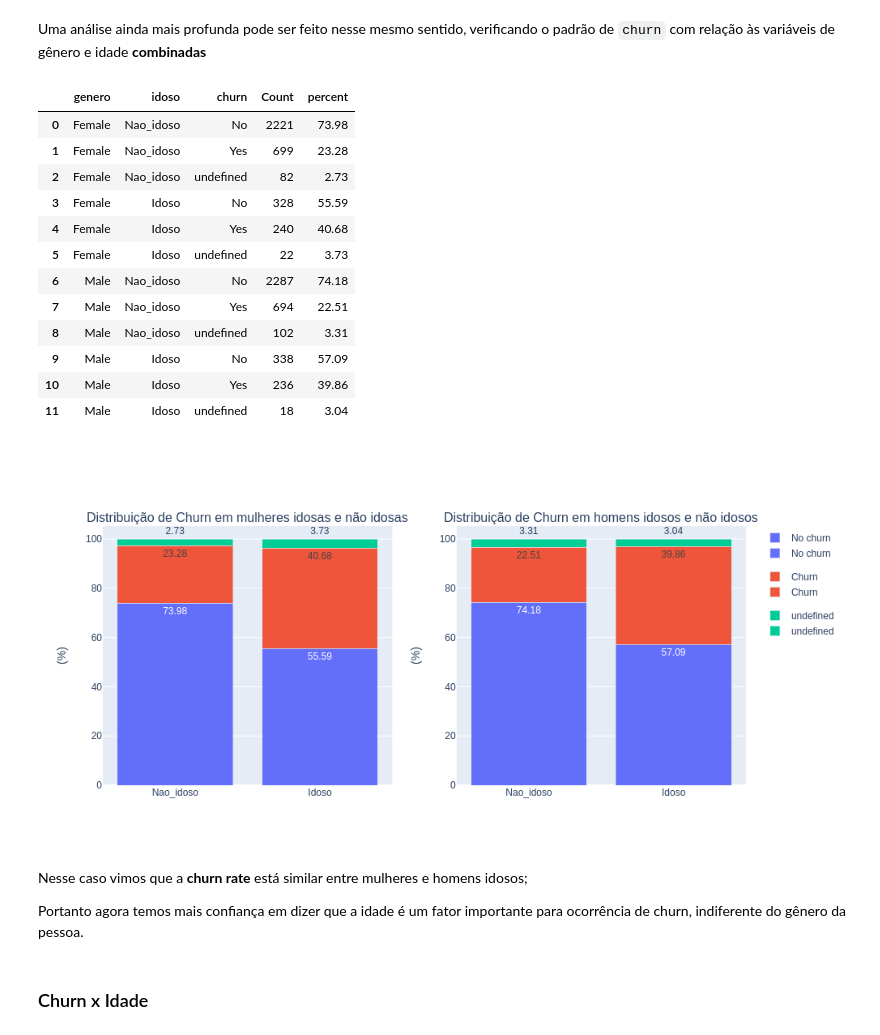
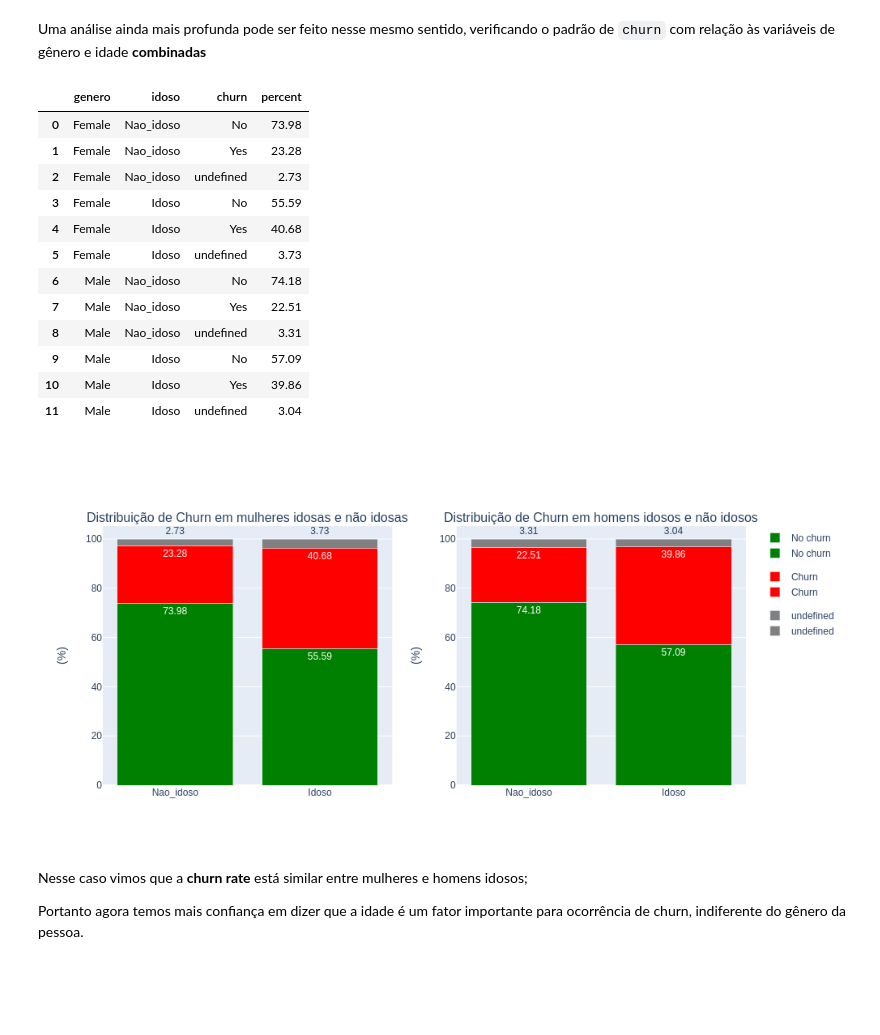
Before and after one commit to jackson-simionato/challenge_alura_DS01, a Jupyter notebook: week_2_challenge_alura_DS_2022_05.ipynb, the cells around one changed output. Cells and saved outputs as stored; diff of their text form; code cells hidden in the pictures; blank space fills up the shorter version.

```diff
--- a/week_2_challenge_alura_DS_2022_05.ipynb
+++ b/week_2_challenge_alura_DS_2022_05.ipynb
@@ -157,62 +159,59 @@ Uma análise ainda mais profunda pode ser feito nesse mesmo sentido, verificando
 cross_genero_idade = pd.crosstab(dados.churn, [dados.genero,dados.idoso]).unstack().reset_index().rename(columns={0:'Count'})
 
 # Criação de variável de porcentagem de ocorrência de churn, que será calculada separadamente para cada combinação entre as variáveis "genero" e "idoso"
-cross_genero_idade['percent'] = 0
-cross_genero_idade.loc[(cross_genero_idade.genero=='Female') & (cross_genero_idade.idoso == 'No'), 'percent'] = round((cross_genero_idade.loc[(cross_genero_idade.genero=='Female') & (cross_genero_idade.idoso == 'No')].Count / cross_genero_idade.loc[(cross_genero_idade.genero=='Female') & (cross_genero_idade.idoso == 'No')].Count.sum()) * 100, 2)
-cross_genero_idade.loc[(cross_genero_idade.genero=='Female') & (cross_genero_idade.idoso == 'Yes'), 'percent'] = round((cross_genero_idade.loc[(cross_genero_idade.genero=='Female') & (cross_genero_idade.idoso == 'Yes')].Count / cross_genero_idade.loc[(cross_genero_idade.genero=='Female') & (cross_genero_idade.idoso == 'Yes')].Count.sum()) * 100, 2)
-cross_genero_idade.loc[(cross_genero_idade.genero=='Male') & (cross_genero_idade.idoso == 'No'), 'percent'] = round((cross_genero_idade.loc[(cross_genero_idade.genero=='Male') & (cross_genero_idade.idoso == 'No')].Count / cross_genero_idade.loc[(cross_genero_idade.genero=='Male') & (cross_genero_idade.idoso == 'No')].Count.sum()) * 100, 2)
-cross_genero_idade.loc[(cross_genero_idade.genero=='Male') & (cross_genero_idade.idoso == 'Yes'), 'percent'] = round((cross_genero_idade.loc[(cross_genero_idade.genero=='Male') & (cross_genero_idade.idoso == 'Yes')].Count / cross_genero_idade.loc[(cross_genero_idade.genero=='Male') & (cross_genero_idade.idoso == 'Yes')].Count.sum()) * 100, 2)
+cross_genero_idade = pd.crosstab(dados.churn, [dados.genero,dados.idoso], normalize='columns').unstack().reset_index().rename(columns={0:'percent'})
+cross_genero_idade['percent'] = round(cross_genero_idade['percent']*100,2)
 
 cross_genero_idade.idoso.replace({'No':'Nao_idoso','Yes':'Idoso'}, inplace=True)
 cross_genero_idade
 # %% [output]
-|  | genero | idoso | churn | Count | percent |
-| 0 | Female | Nao_idoso | No | 2221 | 73.98 |
-| 1 | Female | Nao_idoso | Yes | 699 | 23.28 |
-| 2 | Female | Nao_idoso | undefined | 82 | 2.73 |
-| 3 | Female | Idoso | No | 328 | 55.59 |
-| 4 | Female | Idoso | Yes | 240 | 40.68 |
-| 5 | Female | Idoso | undefined | 22 | 3.73 |
-| 6 | Male | Nao_idoso | No | 2287 | 74.18 |
-| 7 | Male | Nao_idoso | Yes | 694 | 22.51 |
-| 8 | Male | Nao_idoso | undefined | 102 | 3.31 |
-| 9 | Male | Idoso | No | 338 | 57.09 |
-| 10 | Male | Idoso | Yes | 236 | 39.86 |
-| 11 | Male | Idoso | undefined | 18 | 3.04 |
+|  | genero | idoso | churn | percent |
+| 0 | Female | Nao_idoso | No | 73.98 |
+| 1 | Female | Nao_idoso | Yes | 23.28 |
+| 2 | Female | Nao_idoso | undefined | 2.73 |
+| 3 | Female | Idoso | No | 55.59 |
+| 4 | Female | Idoso | Yes | 40.68 |
+| 5 | Female | Idoso | undefined | 3.73 |
+| 6 | Male | Nao_idoso | No | 74.18 |
+| 7 | Male | Nao_idoso | Yes | 22.51 |
+| 8 | Male | Nao_idoso | undefined | 3.31 |
+| 9 | Male | Idoso | No | 57.09 |
+| 10 | Male | Idoso | Yes | 39.86 |
+| 11 | Male | Idoso | undefined | 3.04 |
 # %%
 fig = make_subplots(rows=1, cols=2, subplot_titles=['Distribuição de Churn em mulheres idosas e não idosas','Distribuição de Churn em homens idosos e não idosos'])
 
-bar1 = px.bar(x=cross_genero_idade.query('genero=="Female"')['idoso'],y=cross_genero_idade.query('genero=="Female"')['percent'], labels={'x':'Idoso', 'y':'percent'}, text_auto=True, color=cross_genero_idade.query('genero=="Female"')['churn'])
-bar2 = px.bar(x=cross_genero_idade.query('genero=="Male"')['idoso'],y=cross_genero_idade.query('genero=="Male"')['percent'], labels={'x':'Idoso', 'y':'percent'}, text_auto=True, color=cross_genero_idade.query('genero=="Male"')['churn'])
+bar1 = px.bar(x=cross_genero_idade.query('genero=="Female"')['idoso'],y=cross_genero_idade.query('genero=="Female"')['percent'], labels={'x':'Idoso', 'y':'percent'}, text_auto=True, color=cross_genero_idade.query('genero=="Female"')['churn'],
+color_discrete_sequence=['green','red','grey'])
+bar2 = px.bar(x=cross_genero_idade.query('genero=="Male"')['idoso'],y=cross_genero_idade.query('genero=="Male"')['percent'], labels={'x':'Idoso', 'y':'percent'}, text_auto=True, color=cross_genero_idade.query('genero=="Male"')['churn'],
+color_discrete_sequence=['green','red','grey'])
 
 fig.append_trace(bar1['data'][0], row=1, col=1)
 fig.append_trace(bar1['data'][1], row=1, col=1)
 fig.append_trace(bar1['data'][2], row=1, col=1)
 
 
 fig.append_trace(bar2['data'][0], row=1, col=2)
 fig.append_trace(bar2['data'][1], row=1, col=2)
 fig.append_trace(bar2['data'][2], row=1, col=2)
 
 fig.update_yaxes(title_text='(%)', row=1, col=1)
 fig.update_yaxes(title_text='(%)', row=1, col=2)
 
 
 fig.update_layout(width=1000 , height=500, barmode='stack')
 
 newnames = {'No':'No churn', 'Yes': 'Churn', 'undefined': 'undefined'}
 fig.for_each_trace(lambda t: t.update(name = newnames[t.name],
                                       legendgroup = newnames[t.name],
                                       hovertemplate = t.hovertemplate.replace(t.name, newnames[t.name])
                                      )
                   )
 
 fig.show('png')
 # %% [output]
-[figure, old version]
+[figure, new version]
 # %% [markdown]
 Nesse caso vimos que a **churn rate** está similar entre mulheres e homens idosos;
 
 Portanto agora temos mais confiança em dizer que a idade é um fator importante para ocorrência de churn, indiferente do gênero da pessoa.
-# %% [markdown]
-### Churn x Idade
```
Also changed, not shown: parts of 16 cells of this notebook.
